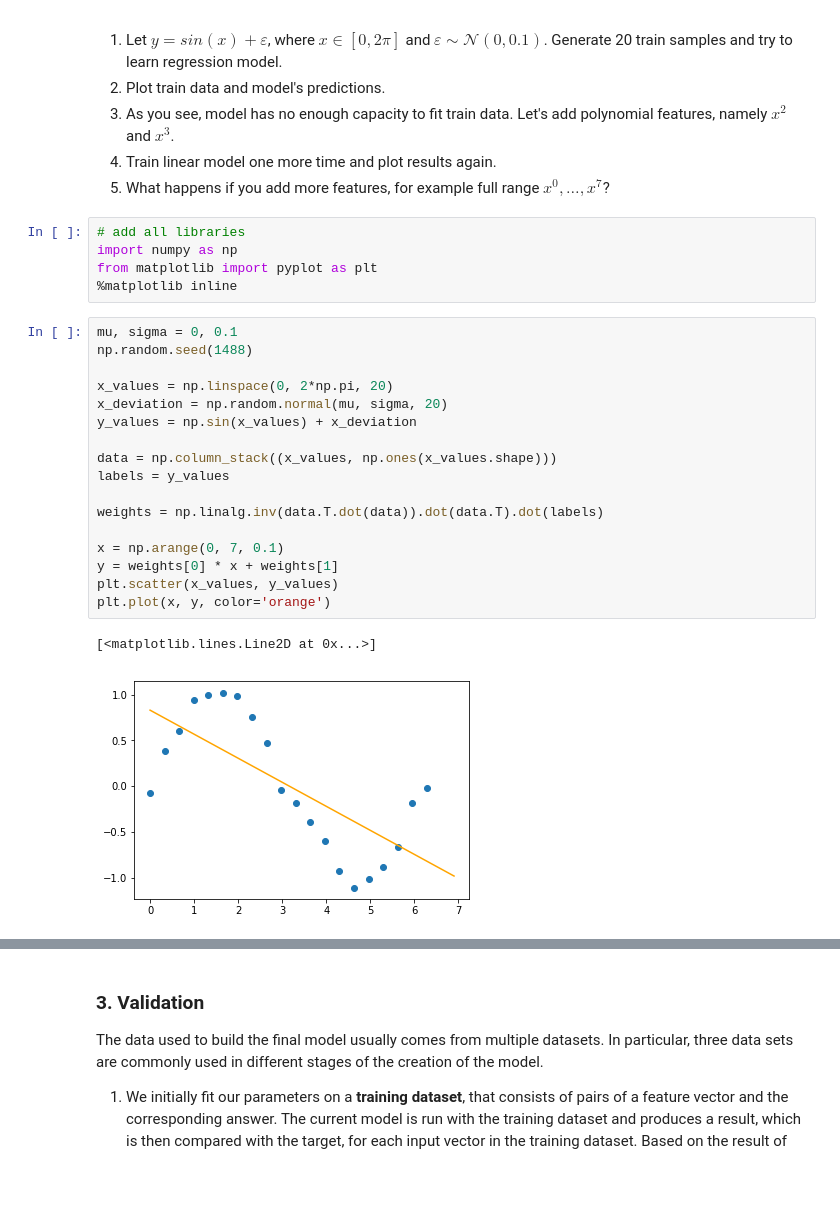
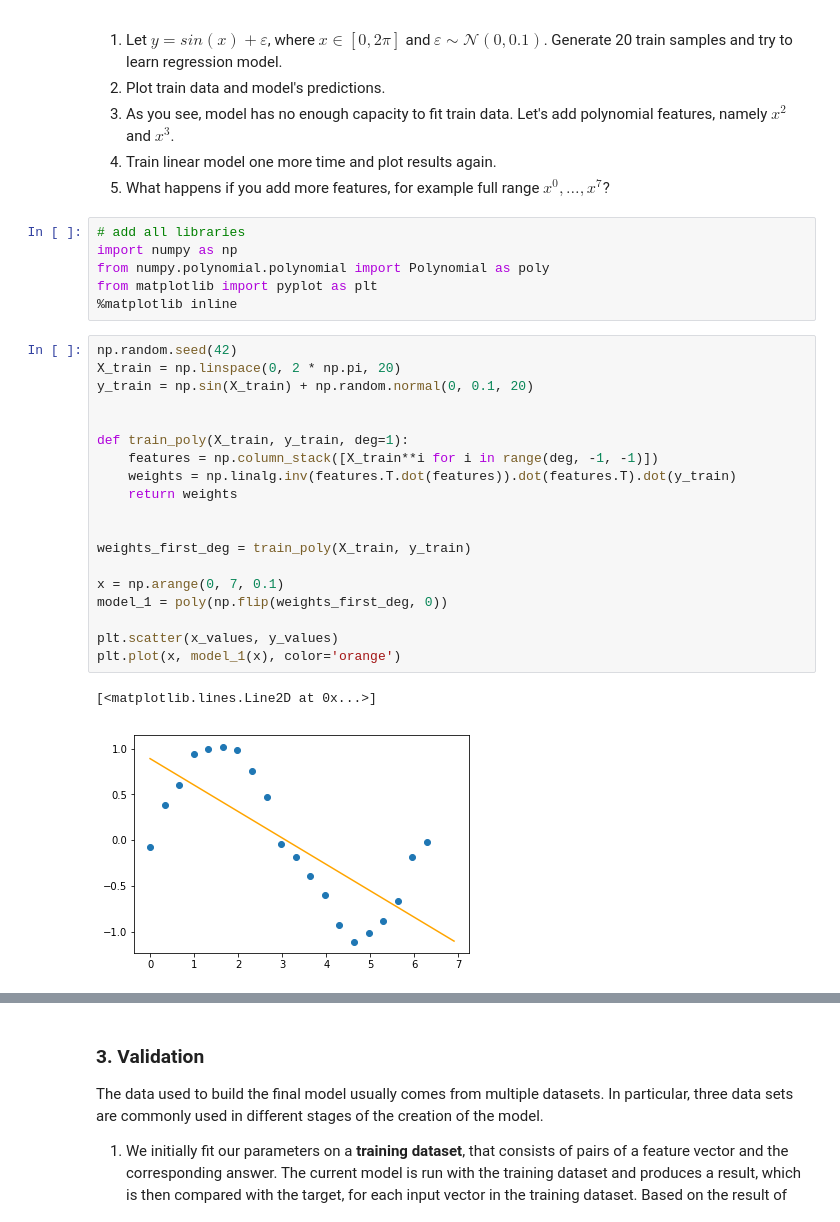
Before and after one commit to puhsu/renju, a Jupyter notebook: labs/lab-1.ipynb, the cells around one changed output, grey strips where cells are left out. Drawn from its saved outputs; the diff is of its cells as text; blank space fills up the shorter version.

```diff
--- a/labs/lab-1.ipynb
+++ b/labs/lab-1.ipynb
@@ -59,25 +59,28 @@ $$w = (X^TX)^{-1}X^TY.$$
 # %%
 # add all libraries
 import numpy as np
+from numpy.polynomial.polynomial import Polynomial as poly
 from matplotlib import pyplot as plt
 %matplotlib inline
 # %%
-mu, sigma = 0, 0.1
-np.random.seed(1488)
+np.random.seed(42)
+X_train = np.linspace(0, 2 * np.pi, 20)
+y_train = np.sin(X_train) + np.random.normal(0, 0.1, 20)
 
-x_values = np.linspace(0, 2*np.pi, 20)
-x_deviation = np.random.normal(mu, sigma, 20)
-y_values = np.sin(x_values) + x_deviation
 
-data = np.column_stack((x_values, np.ones(x_values.shape)))
-labels = y_values
+def train_poly(X_train, y_train, deg=1):
+    features = np.column_stack([X_train**i for i in range(deg, -1, -1)])
+    weights = np.linalg.inv(features.T.dot(features)).dot(features.T).dot(y_train)
+    return weights
 
-weights = np.linalg.inv(data.T.dot(data)).dot(data.T).dot(labels)
+
+weights_first_deg = train_poly(X_train, y_train)
 
 x = np.arange(0, 7, 0.1)
-y = weights[0] * x + weights[1]
+model_1 = poly(np.flip(weights_first_deg, 0))
+
 plt.scatter(x_values, y_values)
-plt.plot(x, y, color='orange')
+plt.plot(x, model_1(x), color='orange')
 # %% [output]
 [<matplotlib.lines.Line2D at 0x...>]
-[figure, old version]
+[figure, new version]
```
Also changed, not shown: parts of 3 cells of this notebook.
